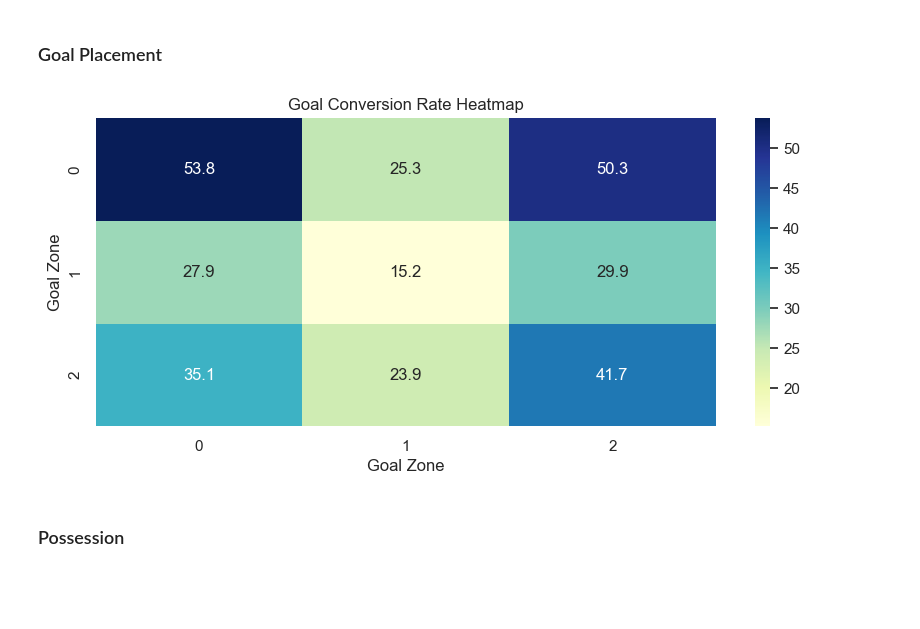
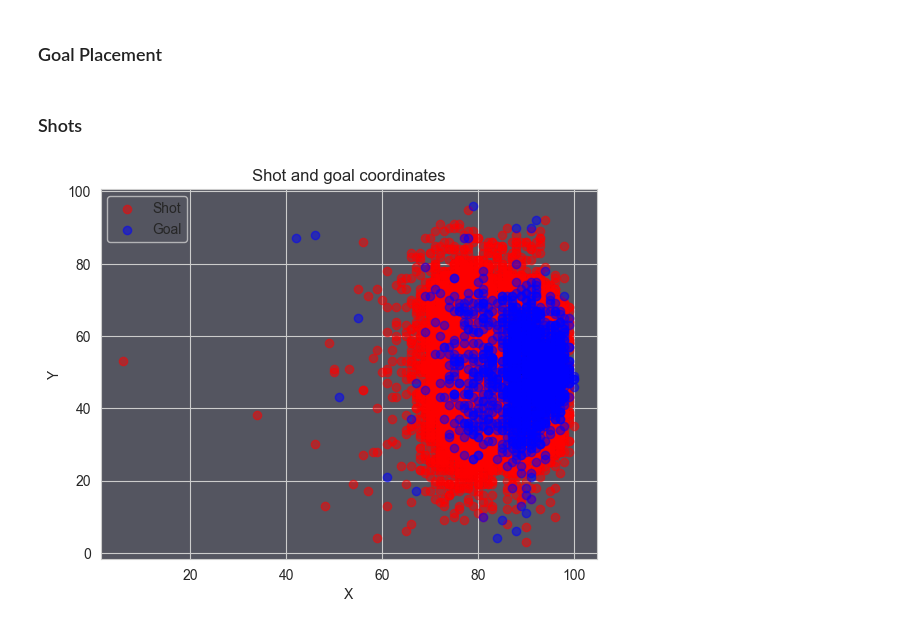
Before and after one commit to G4din/Examensarbete-PlaymakerAI, a Jupyter notebook: simple_stats.ipynb, the cells around one changed output. Saved outputs shown, nothing was run; the diff lists cells and outputs as text; code cells hidden in the pictures; blank space fills up the shorter version.

```diff
--- a/simple_stats.ipynb
+++ b/simple_stats.ipynb
@@ -283,21 +237,3 @@ goal_percentage_zone9 = goal_shot_placement['zone9'] / (shot_placement_dict['zon
 # Data to plot
 n_groups = 9
 damallsvenskan = (goal_percentage_zone1, goal_percentage_zone2, goal_percentage_zone3, goal_percentage_zone4, goal_percentage_zone5, goal_percentage_zone6, goal_percentage_zone7, goal_percentage_zone8, goal_percentage_zone9)
-# %%
-# Create a new figure with a 16:9 aspect ratio
-plt.figure(figsize=(10, 4))
-
-# Create plot
-heatmap_data = np.array(damallsvenskan).reshape(3, 3)
-
-# Create the heatmap
-sns.heatmap(heatmap_data, annot=True, fmt=".1f", cmap='YlGnBu')
-
-# Set the labels
-plt.xlabel('Goal Zone')
-plt.ylabel('Goal Zone')
-plt.title('Goal Conversion Rate Heatmap')
-
-plt.show()
-# %% [output]
-[figure, removed]
@@ -304,2 +290,28 @@ plt.show()
 # %% [markdown]
-### Possession
+### Shots
+# %%
+x_shot_coordinates = []
+y_shot_coordinates = []
+x_goal_coordinates = []
+y_goal_coordinates = []
+
+for i in range(len(damallsvenskan_all_df) - 1):
+    if damallsvenskan_all_df.iloc[i]['action'] == 'Shot' and damallsvenskan_all_df.iloc[i+1]['action'] != 'Goal':
+        x_shot_coordinates.append(damallsvenskan_all_df.iloc[i]['xpos'])
+        y_shot_coordinates.append(damallsvenskan_all_df.iloc[i]['ypos'])
+
+for i in range(len(damallsvenskan_all_df) - 1):
+    if damallsvenskan_all_df.iloc[i]['action'] == 'Shot' and damallsvenskan_all_df.iloc[i+1]['action'] == 'Goal':
+        x_goal_coordinates.append(damallsvenskan_all_df.iloc[i]['xpos'])
+        y_goal_coordinates.append(damallsvenskan_all_df.iloc[i]['ypos'])
+# %%
+# scatter plot
+plt.scatter(x_shot_coordinates, y_shot_coordinates, color='red', alpha=0.5, label='Shot')
+plt.scatter(x_goal_coordinates, y_goal_coordinates, color='blue', alpha=0.5, label='Goal')
+plt.legend(loc='upper left')
+plt.title('Shot and goal coordinates')
+plt.xlabel('X')
+plt.ylabel('Y')
+plt.show()
+# %% [output]
+[figure, added]
```
Also changed, not shown: parts of 7 cells of this notebook, 1 other file.
